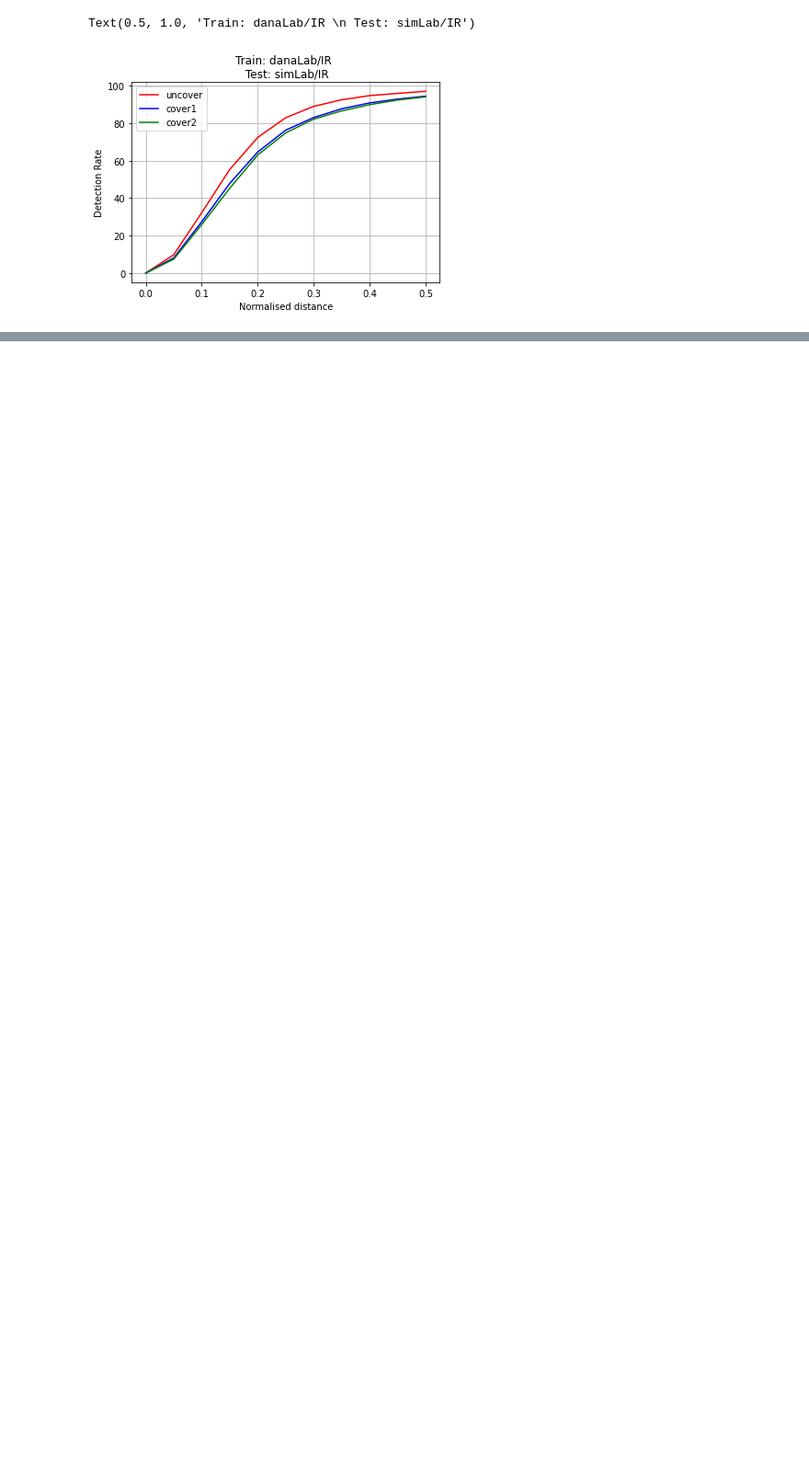
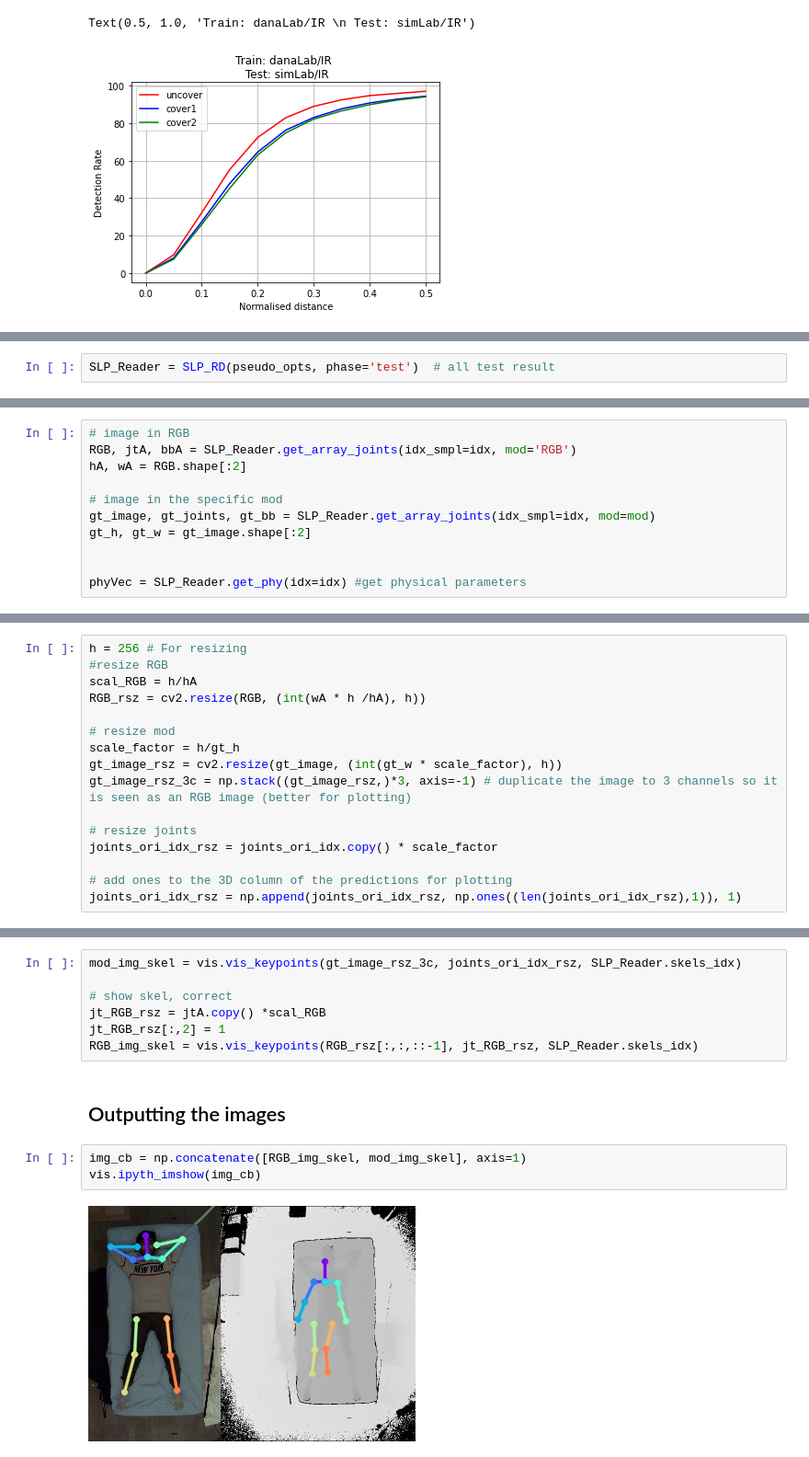
Before and after one commit to olivierdesclaux/SLP-Code, a Jupyter notebook: jsons/jsons-analyser.ipynb, the cells around one changed output, grey strips where cells are left out. Shown at 92% size. Saved outputs shown, nothing was run; the diff lists cells and outputs as text; blank space fills up the shorter version.

```diff
--- a/jsons/jsons-analyser.ipynb
+++ b/jsons/jsons-analyser.ipynb
@@ -188,0 +239,2 @@ for i, cov in enumerate(cov_li):
+# %%
+SLP_Reader = SLP_RD(pseudo_opts, phase='test')  # all test result
@@ -188,0 +243,11 @@ for i, cov in enumerate(cov_li):
+# %%
+# image in RGB
+RGB, jtA, bbA = SLP_Reader.get_array_joints(idx_smpl=idx, mod='RGB')
+hA, wA = RGB.shape[:2]
+
+# image in the specific mod
+gt_image, gt_joints, gt_bb = SLP_Reader.get_array_joints(idx_smpl=idx, mod=mod)
+gt_h, gt_w = gt_image.shape[:2]
+
+
+phyVec = SLP_Reader.get_phy(idx=idx) #get physical parameters
@@ -188,0 +256,16 @@ for i, cov in enumerate(cov_li):
+# %%
+h = 256 # For resizing
+#resize RGB
+scal_RGB = h/hA
+RGB_rsz = cv2.resize(RGB, (int(wA * h /hA), h))
+
+# resize mod
+scale_factor = h/gt_h
+gt_image_rsz = cv2.resize(gt_image, (int(gt_w * scale_factor), h))
+gt_image_rsz_3c = np.stack((gt_image_rsz,)*3, axis=-1) # duplicate the image to 3 channels so it is seen as an RGB image (better for plotting)
+
+# resize joints
+joints_ori_idx_rsz = joints_ori_idx.copy() * scale_factor
+
+# add ones to the 3D column of the predictions for plotting
+joints_ori_idx_rsz = np.append(joints_ori_idx_rsz, np.ones((len(joints_ori_idx_rsz),1)), 1)
@@ -188,0 +274,14 @@ for i, cov in enumerate(cov_li):
+# %%
+mod_img_skel = vis.vis_keypoints(gt_image_rsz_3c, joints_ori_idx_rsz, SLP_Reader.skels_idx)
+
+# show skel, correct
+jt_RGB_rsz = jtA.copy() *scal_RGB
+jt_RGB_rsz[:,2] = 1
+RGB_img_skel = vis.vis_keypoints(RGB_rsz[:,:,::-1], jt_RGB_rsz, SLP_Reader.skels_idx)
+# %% [markdown]
+## Outputting the images
+# %%
+img_cb = np.concatenate([RGB_img_skel, mod_img_skel], axis=1)
+vis.ipyth_imshow(img_cb)
+# %% [output]
+[figure, added]
```
Also changed, not shown: parts of 33 cells of this notebook.
